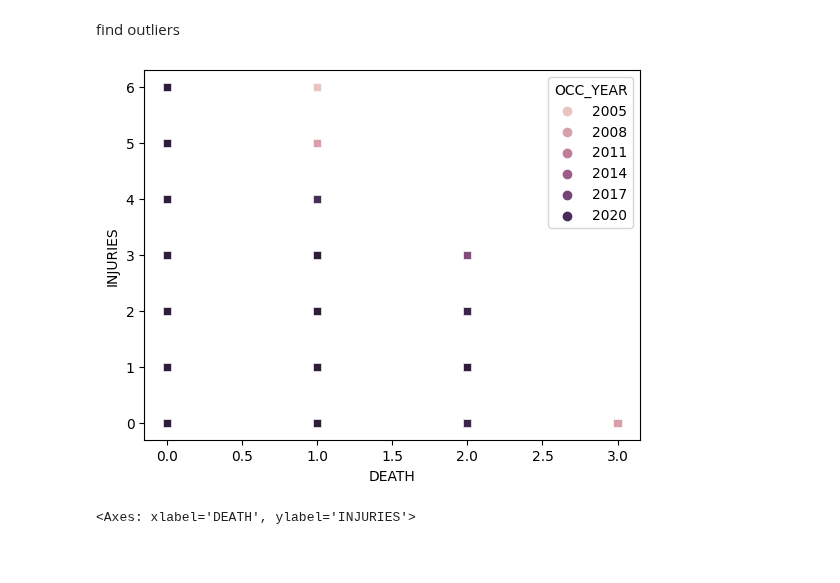
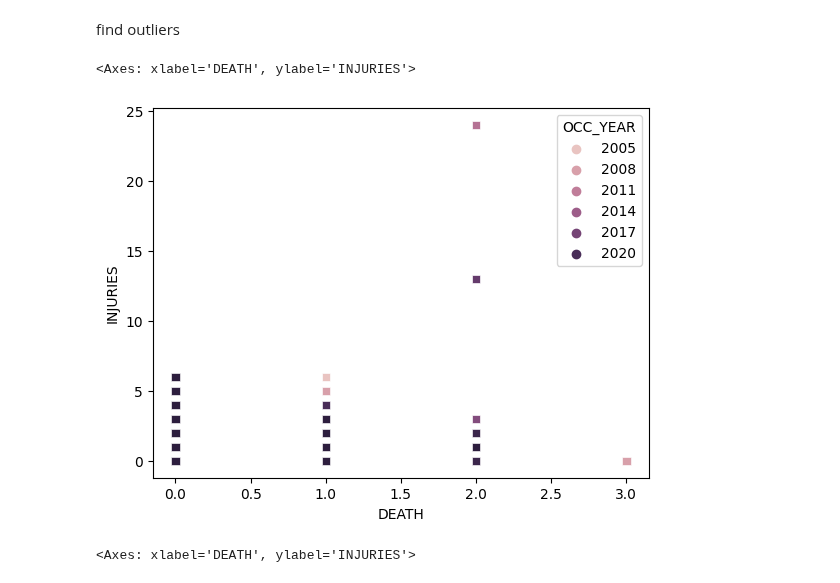
Before and after one commit to LLF00/datascience1, a Jupyter notebook: gunfire_datacleaning.ipynb, the cells around one changed output. Saved outputs shown, nothing was run; the diff lists cells and outputs as text; code cells hidden in the pictures; blank space fills up the shorter version.

```diff
--- a/gunfire_datacleaning.ipynb
+++ b/gunfire_datacleaning.ipynb
@@ -130,12 +130,12 @@ find outliers
 # %%
 sns.scatterplot(x='DEATH',
                 y='INJURIES',
-                data=df3,
+                data=df2,
                 hue='OCC_YEAR',
                 marker='s')
-plt.show()
 # %% [output]
+<Axes: xlabel='DEATH', ylabel='INJURIES'>
-[figure, old version]
+[figure, new version]
 # %%
 sns.scatterplot(x='DEATH',
                 y='INJURIES',
```
